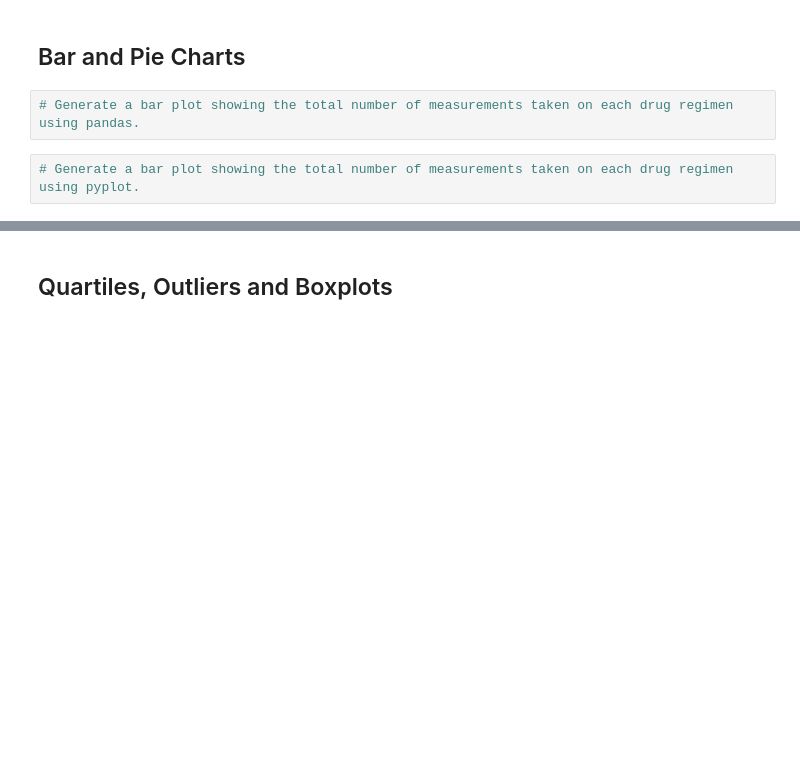
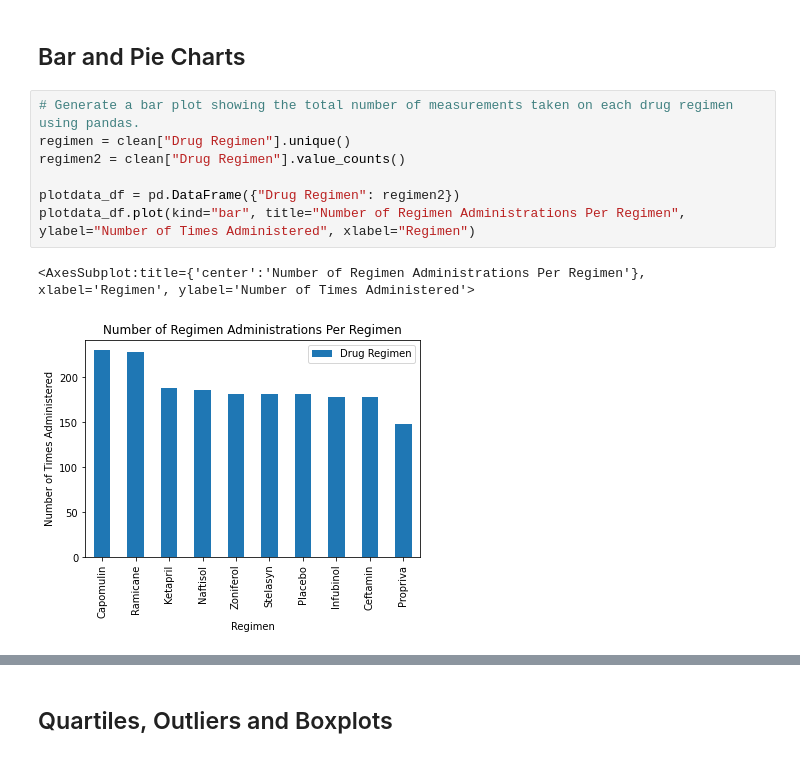
Before and after one commit to ashparra97/Matplotlib-challenge, a Jupyter notebook: pymaceuticals_starter.ipynb, the cells around one changed output, grey strips where cells are left out. Cells and saved outputs as stored; diff of their text form; blank space fills up the shorter version.

```diff
--- a/pymaceuticals_starter.ipynb
+++ b/pymaceuticals_starter.ipynb
@@ -159,5 +159,11 @@ aggregate
 ## Bar and Pie Charts
 # %%
 # Generate a bar plot showing the total number of measurements taken on each drug regimen using pandas.
+regimen = clean["Drug Regimen"].unique()
+regimen2 = clean["Drug Regimen"].value_counts()
+
+plotdata_df = pd.DataFrame({"Drug Regimen": regimen2})
+plotdata_df.plot(kind="bar", title="Number of Regimen Administrations Per Regimen", ylabel="Number of Times Administered", xlabel="Regimen")
+# %% [output]
+<AxesSubplot:title={'center':'Number of Regimen Administrations Per Regimen'}, xlabel='Regimen', ylabel='Number of Times Administered'>
+[figure, added]
-# %%
-# Generate a bar plot showing the total number of measurements taken on each drug regimen using pyplot.
```
Also changed, not shown: parts of 4 cells of this notebook.
